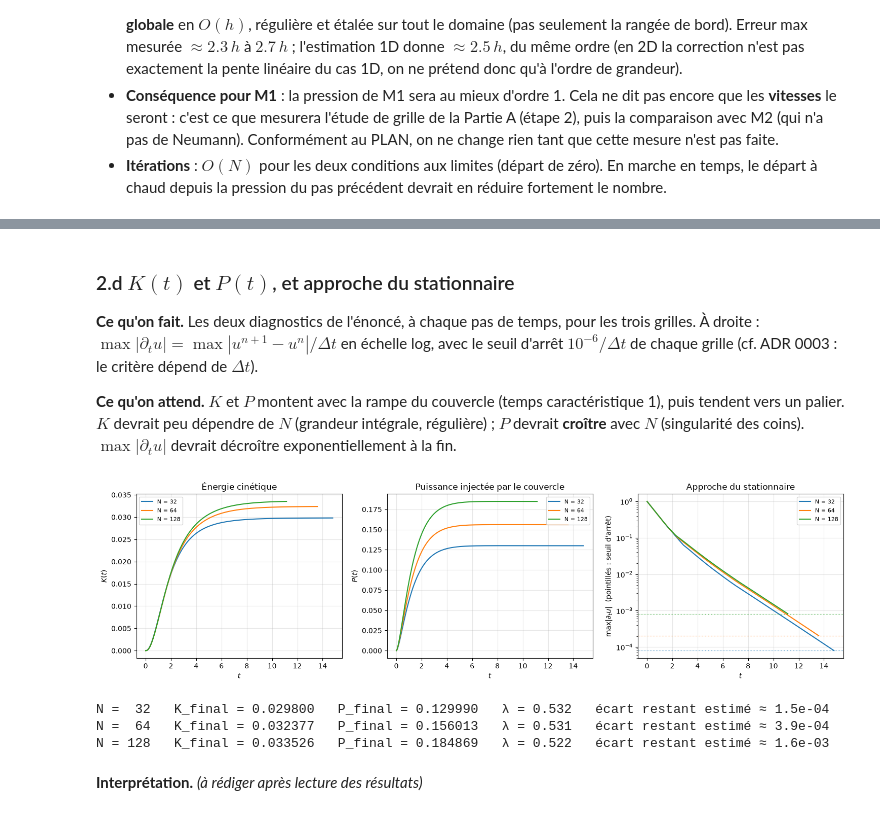
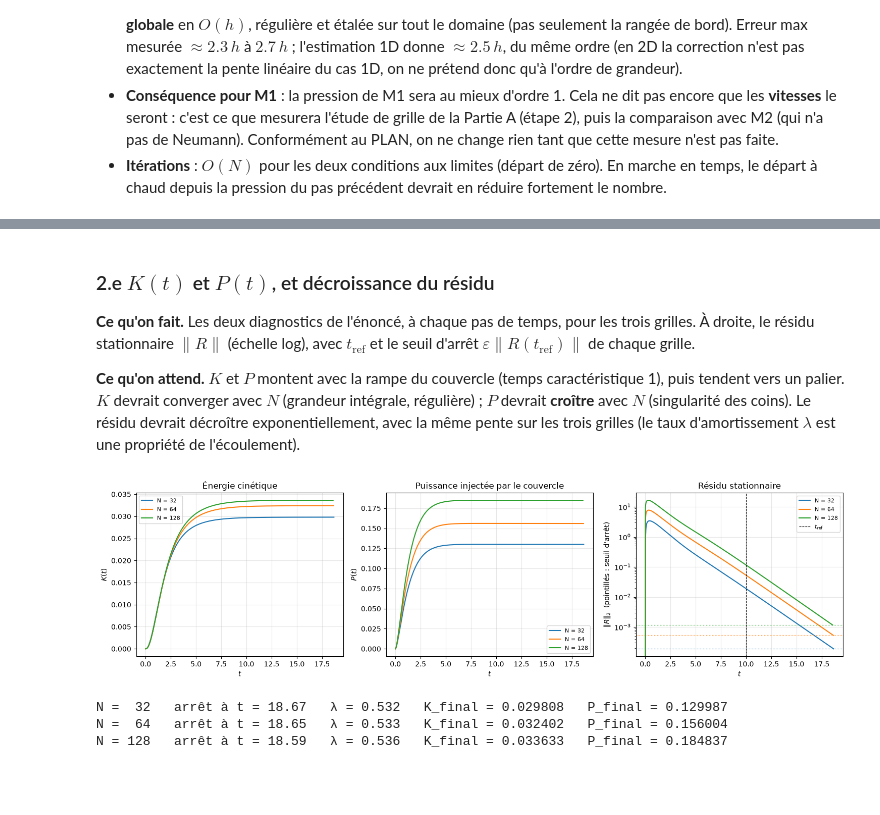
Before and after one commit to ACILN0S/Projet4_CFD, a Jupyter notebook: notebooks/A_Re100.ipynb, the cells around one changed output, grey strips where cells are left out. Cells and saved outputs as stored; diff of their text form; code cells hidden in the pictures; blank space fills up the shorter version.

```diff
--- a/notebooks/A_Re100.ipynb
+++ b/notebooks/A_Re100.ipynb
@@ -429,43 +505,40 @@ v : écart à Ghia = [0.05714 0.01596 0.00271]  pentes locales [1.84 2.56]  (glo
 # %% [markdown]
-### 2.d $K(t)$ et $P(t)$, et approche du stationnaire
+### 2.e $K(t)$ et $P(t)$, et décroissance du résidu
 
-**Ce qu'on fait.** Les deux diagnostics de l'énoncé, à chaque pas de temps, pour les trois grilles. À droite :
-$\max|\partial_t u| = \max|u^{n+1}-u^n|/\Delta t$ en échelle log, avec le seuil d'arrêt $10^{-6}/\Delta t$ de chaque grille
-(cf. ADR 0003 : le critère dépend de $\Delta t$).
+**Ce qu'on fait.** Les deux diagnostics de l'énoncé, à chaque pas de temps, pour les trois grilles. À droite, le résidu
+stationnaire $\|R\|$ (échelle log), avec $t_\text{ref}$ et le seuil d'arrêt $\varepsilon\|R(t_\text{ref})\|$ de chaque grille.
 
 **Ce qu'on attend.** $K$ et $P$ montent avec la rampe du couvercle (temps caractéristique 1), puis tendent vers un
-palier. $K$ devrait peu dépendre de $N$ (grandeur intégrale, régulière) ; $P$ devrait **croître** avec $N$
-(singularité des coins). $\max|\partial_t u|$ devrait décroître exponentiellement à la fin.
+palier. $K$ devrait converger avec $N$ (grandeur intégrale, régulière) ; $P$ devrait **croître** avec $N$
+(singularité des coins). Le résidu devrait décroître exponentiellement, avec la même pente sur les trois grilles
+(le taux d'amortissement $\lambda$ est une propriété de l'écoulement).
 # %%
 fig, axes = plt.subplots(1, 3, figsize=(15, 4.2))
 for n, r in runs.items():
     axes[0].plot(r["t"], r["K"], label=f"N = {n}")
     axes[1].plot(r["t"], r["P"], label=f"N = {n}")
-    line, = axes[2].semilogy(r["t"], r["change"] / r["dt"], label=f"N = {n}")
-    axes[2].axhline(1e-6 / r["dt"], color=line.get_color(), ls=":", lw=0.8)
+    line, = axes[2].semilogy(r["t"], r["residual"], label=f"N = {n}")
+    axes[2].axhline(EPS * r["residual_ref"], color=line.get_color(), ls=":", lw=0.8)
+axes[2].axvline(T_REF, color="k", ls="--", lw=0.8, label=r"$t_\mathrm{ref}$")
 axes[0].set_ylabel("$K(t)$"); axes[1].set_ylabel("$P(t)$")
-axes[2].set_ylabel(r"$\max|\partial_t u|$  (pointillés : seuil d'arrêt)")
+axes[2].set_ylabel(r"$\|R\|_2$  (pointillés : seuil d'arrêt)")
 for ax in axes:
     ax.set_xlabel("$t$"); ax.grid(True, alpha=0.3); ax.legend(fontsize=8)
 axes[0].set_title("Énergie cinétique"); axes[1].set_title("Puissance injectée par le couvercle")
-axes[2].set_title("Approche du stationnaire")
+axes[2].set_title("Résidu stationnaire")
 fig.tight_layout()
 fig.savefig(FIG / "A_M1_K_P.png", dpi=150)
 plt.show()
 
-# Ce qu'il reste à parcourir après l'arrêt : si max|∂t u| ~ A e^{-λt}, l'écart restant au stationnaire
-# vaut ∫_t^∞ A e^{-λs} ds = max|∂t u|(t_final) / λ. λ : régression de ln(max|∂t u|) sur le dernier quart.
+# Taux d'amortissement λ : pente de ln||R|| après t_ref (régression écrite à la main, cf. observed_slopes)
 for n, r in runs.items():
-    rate = r["change"] / r["dt"]
-    last = slice(3 * len(rate) // 4, None)
-    tt, lr = r["t"][last], np.log(rate[last])
+    after = r["t"] >= T_REF
+    tt, lr = r["t"][after], np.log(r["residual"][after])
     lam = -np.sum((tt - tt.mean()) * (lr - lr.mean())) / np.sum((tt - tt.mean())**2)
-    print(f"N = {n:3d}   K_final = {r['K'][-1]:.6f}   P_final = {r['P'][-1]:.6f}   "
-          f"λ = {lam:.3f}   écart restant estimé ≈ {rate[-1] / lam:.1e}")
+    print(f"N = {n:3d}   arrêt à t = {r['t_final']:.2f}   λ = {lam:.3f}   "
+          f"K_final = {r['K'][-1]:.6f}   P_final = {r['P'][-1]:.6f}")
 # %% [output]
-[figure, old version]
+[figure, new version]
-N =  32   K_final = 0.029800   P_final = 0.129990   λ = 0.532   écart restant estimé ≈ 1.5e-04
-N =  64   K_final = 0.032377   P_final = 0.156013   λ = 0.531   écart restant estimé ≈ 3.9e-04
-N = 128   K_final = 0.033526   P_final = 0.184869   λ = 0.522   écart restant estimé ≈ 1.6e-03
+N =  32   arrêt à t = 18.67   λ = 0.532   K_final = 0.029808   P_final = 0.129987
+N =  64   arrêt à t = 18.65   λ = 0.533   K_final = 0.032402   P_final = 0.156004
+N = 128   arrêt à t = 18.59   λ = 0.536   K_final = 0.033633   P_final = 0.184837
-# %% [markdown]
-**Interprétation.** *(à rédiger après lecture des résultats)*
```
Also changed, not shown: parts of 45 cells of this notebook, 16 other files.
